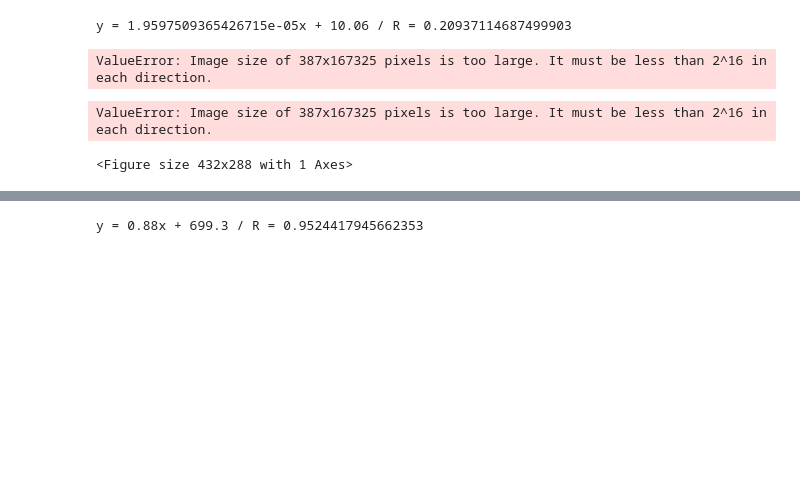
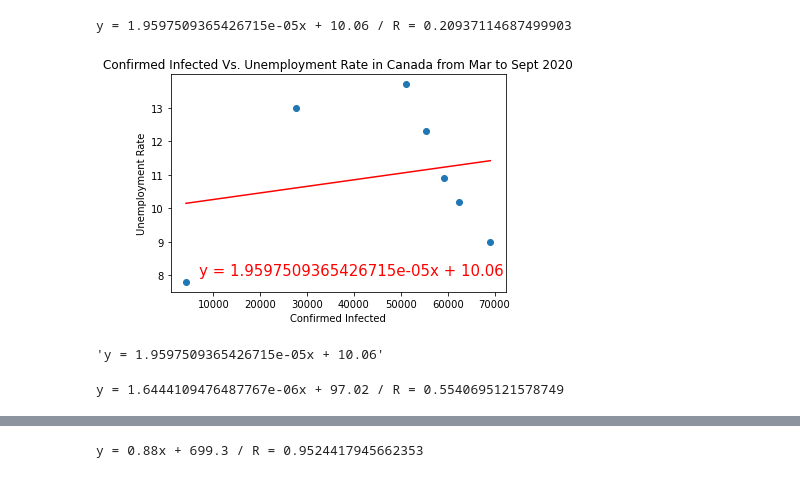
Before and after one commit to BunmiOlakanmi/Project, a Jupyter notebook: Transform/plotting_analysis.ipynb, the cells around one changed output, grey strips where cells are left out. Cells and saved outputs as stored; diff of their text form; code cells hidden in the pictures; blank space fills up the shorter version.

```diff
--- a/Transform/plotting_analysis.ipynb
+++ b/Transform/plotting_analysis.ipynb
@@ -35,26 +46,27 @@ y = 1.9597509365426715e-05x + 10.06 / R = 0.20937114687499903
 # %%
 #plot regression graph
 plt.scatter(canada_covid_df2['Confirmed']['max'], canada_merge_df['Value'])
 plt.plot(canada_covid_df2['Confirmed']['max'],regress_values,"r-")
-plt.annotate(line_eq1,(19,5000),fontsize=15,color="red")
+plt.annotate(line_eq1,(7000,8),fontsize=15,color="red")
 plt.xlabel('Confirmed Infected')
 plt.ylabel('Unemployment Rate')
-plt.title("Confirmed Infected Vs. Unemployment Rate in Canada")
+plt.title("Confirmed Infected Vs. Unemployment Rate in Canada from Mar to Sept 2020")
 plt.savefig("../Pictures/Question3_reg", bbox_inches = "tight")
 plt.show()
 line_eq1
 # %% [output]
+[figure, added]
-ValueError: Image size of 387x167325 pixels is too large. It must be less than 2^16 in each direction.
+'y = 1.9597509365426715e-05x + 10.06'
-ValueError: Image size of 387x167325 pixels is too large. It must be less than 2^16 in each direction.
-<Figure size 432x288 with 1 Axes>
 # %%
 #Question 4 COVID-19 Impact on mortality due to lifestyle
 #regression on excess mortality and Covid infected
-#(slope2, intercept2, rvalue2, pvalue2, stderr2) = st.linregress(us_covid_df2['Confirmed']['max'], int(clean_US_final2_df['deaths']))
-#regress_values2 = int(us_covid_df2['Confirmed']['max']) * slope2 + intercept2
-#line_eq2 = 'y = ' + str(round(slope2, 2)) + "x + " + str(round(intercept2, 2))
-#corr = st.pearsonr(clean_US_final2_df['deaths'], us_covid_df2['Confirmed']['max'])
-#print(line_eq2,f'/ R = {corr[0]}')
+(slope2, intercept2, rvalue2, pvalue2, stderr2) = st.linregress(us_covid_df2['Confirmed']['max'], clean_US_final2_df['excess_deaths'])
+regress_values2 = us_covid_df2['Confirmed']['max'] * slope2 + intercept2
+line_eq2 = 'y = ' + str(slope2) + "x + " + str(round(intercept2, 2))
+corr = st.pearsonr(clean_US_final2_df['excess_deaths'], us_covid_df2['Confirmed']['max'])
+print(line_eq2,f'/ R = {corr[0]}')
 #
+# %% [output]
+y = 1.6444109476487767e-06x + 97.02 / R = 0.5540695121578749
 # %%
 #plot regressionon excess deaths and Covid infected
```
Also changed, not shown: parts of 3 cells of this notebook, 2 other files.
